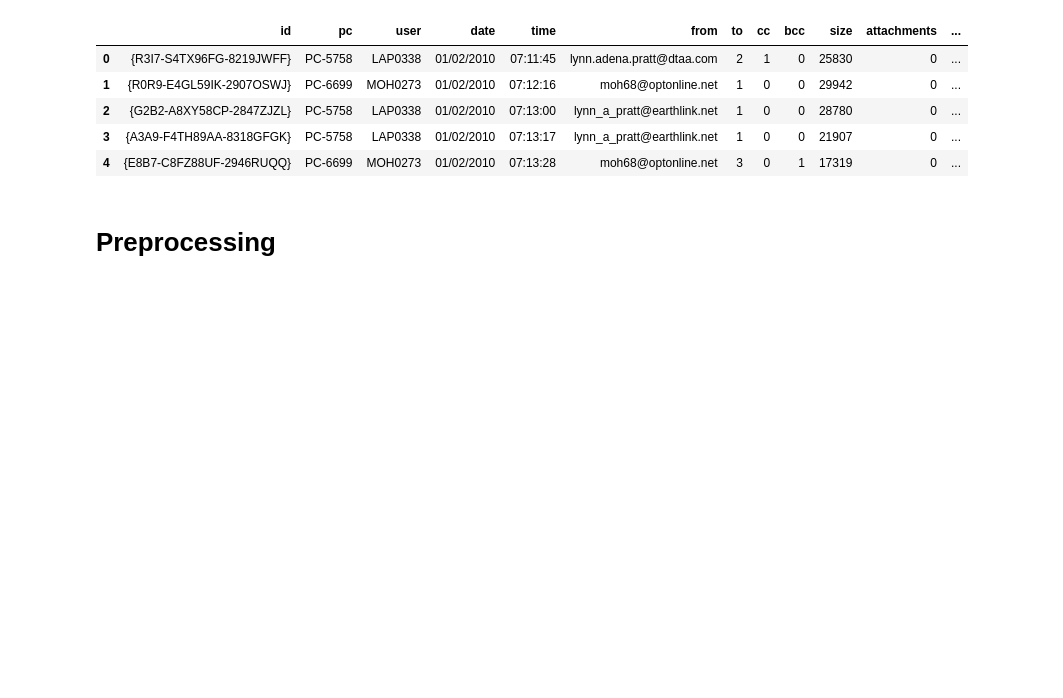
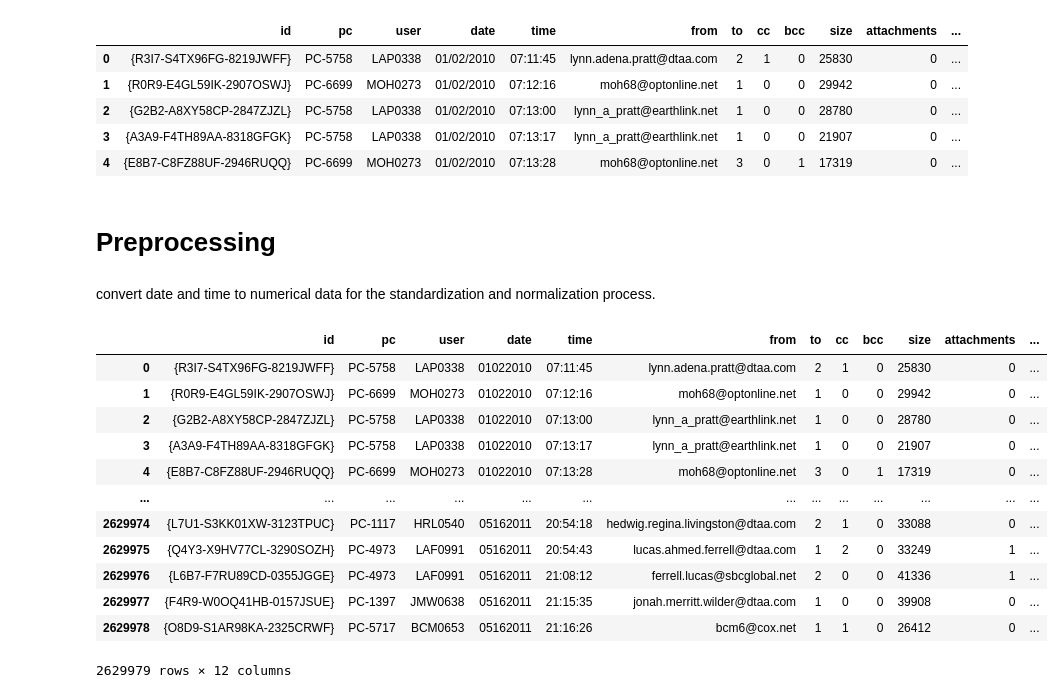
Before and after one commit to blxckbvrbi3/threat-detection-article, a Jupyter notebook: threat-detection-model.ipynb, the cells around one changed output. Cells and saved outputs as stored; diff of their text form; code cells hidden in the pictures; blank space fills up the shorter version.

```diff
--- a/threat-detection-model.ipynb
+++ b/threat-detection-model.ipynb
@@ -103,3 +115,23 @@ dataset.head()
 | 4 | {E8B7-C8FZ88UF-2946RUQQ} | PC-6699 | MOH0273 | 01/02/2010 | 07:13:28 | moh68@optonline.net | 3 | 0 | 1 | 17319 | 0 | ... |
 # %% [markdown]
 <h1>Preprocessing</h1>
+# %% [markdown]
+convert date and time to numerical data for the standardization and normalization process.
+# %%
+# Remove '/' from the 'date'
+dataset['date'] = dataset['date'].str.replace('/', '')
+dataset
+# %% [output]
+|  | id | pc | user | date | time | from | to | cc | bcc | size | attachments | ... |
+| 0 | {R3I7-S4TX96FG-8219JWFF} | PC-5758 | LAP0338 | 01022010 | 07:11:45 | lynn.adena.pratt@dtaa.com | 2 | 1 | 0 | 25830 | 0 | ... |
+| 1 | {R0R9-E4GL59IK-2907OSWJ} | PC-6699 | MOH0273 | 01022010 | 07:12:16 | moh68@optonline.net | 1 | 0 | 0 | 29942 | 0 | ... |
+| 2 | {G2B2-A8XY58CP-2847ZJZL} | PC-5758 | LAP0338 | 01022010 | 07:13:00 | lynn_a_pratt@earthlink.net | 1 | 0 | 0 | 28780 | 0 | ... |
+| 3 | {A3A9-F4TH89AA-8318GFGK} | PC-5758 | LAP0338 | 01022010 | 07:13:17 | lynn_a_pratt@earthlink.net | 1 | 0 | 0 | 21907 | 0 | ... |
+| 4 | {E8B7-C8FZ88UF-2946RUQQ} | PC-6699 | MOH0273 | 01022010 | 07:13:28 | moh68@optonline.net | 3 | 0 | 1 | 17319 | 0 | ... |
+| ... | ... | ... | ... | ... | ... | ... | ... | ... | ... | ... | ... | ... |
+| 2629974 | {L7U1-S3KK01XW-3123TPUC} | PC-1117 | HRL0540 | 05162011 | 20:54:18 | hedwig.regina.livingston@dtaa.com | 2 | 1 | 0 | 33088 | 0 | ... |
+| 2629975 | {Q4Y3-X9HV77CL-3290SOZH} | PC-4973 | LAF0991 | 05162011 | 20:54:43 | lucas.ahmed.ferrell@dtaa.com | 1 | 2 | 0 | 33249 | 1 | ... |
+| 2629976 | {L6B7-F7RU89CD-0355JGGE} | PC-4973 | LAF0991 | 05162011 | 21:08:12 | ferrell.lucas@sbcglobal.net | 2 | 0 | 0 | 41336 | 1 | ... |
+| 2629977 | {F4R9-W0OQ41HB-0157JSUE} | PC-1397 | JMW0638 | 05162011 | 21:15:35 | jonah.merritt.wilder@dtaa.com | 1 | 0 | 0 | 39908 | 0 | ... |
+| 2629978 | {O8D9-S1AR98KA-2325CRWF} | PC-5717 | BCM0653 | 05162011 | 21:16:26 | bcm6@cox.net | 1 | 1 | 0 | 26412 | 0 | ... |
+2629979 rows × 12 columns
```
Also changed, not shown: parts of 9 cells of this notebook.
